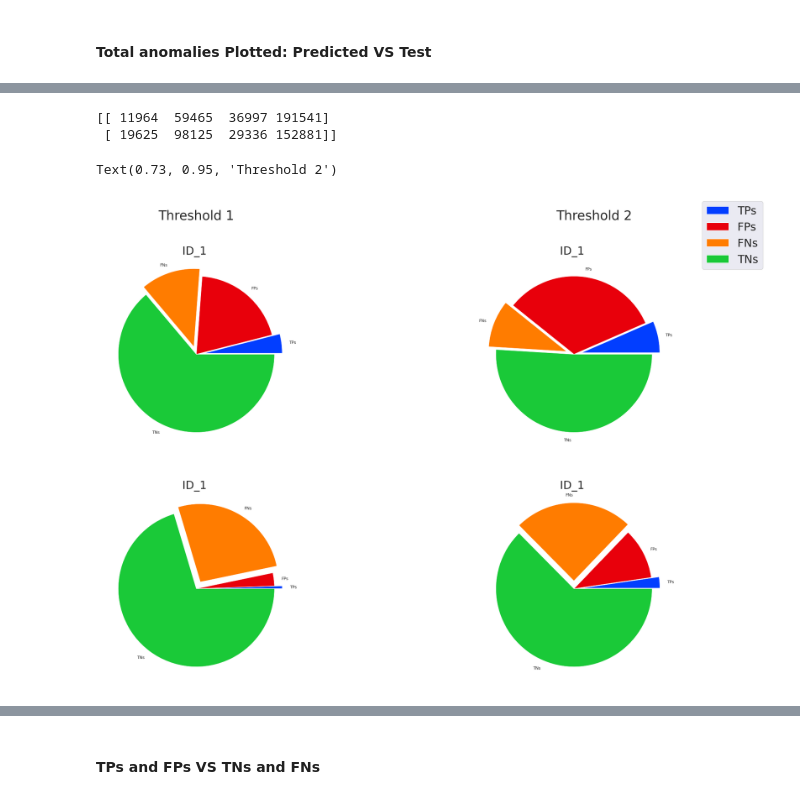
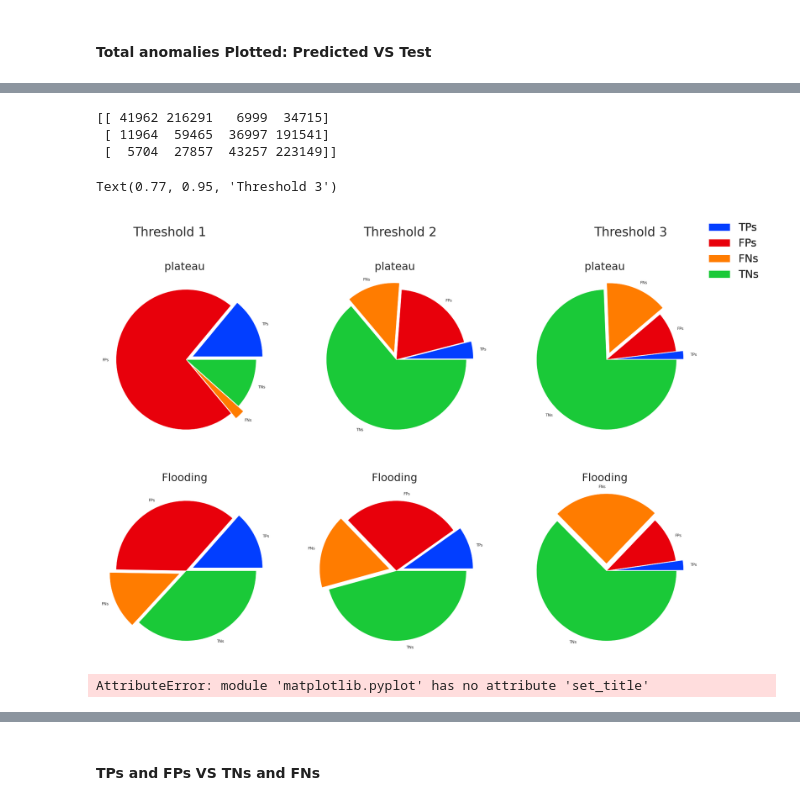
Before and after one commit to abdul2k10023/ML_CAN_IDS, a Jupyter notebook: new.ipynb, the cells around one changed output, grey strips where cells are left out. Drawn from its saved outputs; the diff is of its cells as text; code cells hidden in the pictures.

```diff
--- a/new.ipynb
+++ b/new.ipynb
@@ -663,18 +729,21 @@ anomalies_1_fl = test_score_df_fl[test_score_df_fl.anomaly_1 == True] #for thres
 anomalies_2_fl = test_score_df_fl[test_score_df_fl.anomaly_2 == True] #for threshold 2
 
 
-stats_fl = np.empty([2,4],dtype='int')
-metric_fl = np.empty([2,5])
+stats_fl = np.empty([3,4],dtype='int')
+metric_fl = np.empty([3,5])
 
 
-stats_fl[0] = conf_matrix_cal_1(test_score_df_fl,'num')
-stats_fl[1] = conf_matrix_cal_2(test_score_df_fl,'num')
+stats_fl[0] = conf_matrix_cal(test_score_df_fl,'1','num')
+stats_fl[1] = conf_matrix_cal(test_score_df_fl,'2','num')
+stats_fl[2] = conf_matrix_cal(test_score_df_fl,'3','num')
 
-stats_df_1 = conf_matrix_cal_1(test_score_df_fl,'df')
-stats_df_2 = conf_matrix_cal_2(test_score_df_fl,'df')
+stats_df_fl_1 = conf_matrix_cal(test_score_df_fl,'1','df')
+stats_df_fl_2 = conf_matrix_cal(test_score_df_fl,'2','df')
+stats_df_fl_3 = conf_matrix_cal(test_score_df_fl,'3','df')
 
-metric_fl[0] = f1_score_1(test_score_df_fl) #for threshold 1
-metric_fl[1] = f1_score_2(test_score_df_fl) #for threshold 2
+metric_fl[0] = f1_score(test_score_df_fl,'1') #for threshold 1
+metric_fl[1] = f1_score(test_score_df_fl,'2') #for threshold 2
+metric_fl[2] = f1_score(test_score_df_fl,'3') #for threshold 2
 # %%
 df_all_attacks = create_attack_dataframe(metric,metric_fl)
 df_all_attacks.head()
@@ -690,54 +799,89 @@ df_all_attacks.head()
 print(stats)
 pallete = sns.color_palette('bright')
 colors = [pallete[0],pallete[3],pallete[1],pallete[2]]
-fig,axs = plt.subplots(2,2,squeeze=False, figsize=(30,20))
+fig,axs = plt.subplots(2,3,squeeze=False, figsize=(30,20))
 fig.set_facecolor('white')
 labels = ['TPs', 'FPs', 'FNs', 'TNs']
 explode = (0.1, 0, 0.1, 0)
 
-# axs[0].set_title('Threshold 1',fontsize=18)
+#plateau
 
-axs[0,0].set_title('ID_1 ',fontsize=30)
+axs[0,0].set_title('plateau ',fontsize=30)
 axs[0,0].pie(
 stats[0],
 labels = labels,
 colors = colors,
 explode = explode,
  )
 
-axs[0,1].set_title('ID_1 ',fontsize=30)
+axs[0,1].set_title('plateau ',fontsize=30)
 axs[0,1].pie(
 stats[1],
 labels = labels,
 colors = colors,
 explode = explode,
  )
 fig.legend(labels=labels, fontsize = 30)
 
-axs[1,0].set_title('ID_1 ',fontsize=30)
+axs[0,2].set_title('plateau ',fontsize=30)
+axs[0,2].pie(
+stats[2],
+labels = labels,
+colors = colors,
+explode = explode,
+ )
+fig.legend(labels=labels, fontsize = 30)
+
+#Flooding
+
+
+axs[1,0].set_title('Flooding ',fontsize=30)
 axs[1,0].pie(
 stats_fl[0],
 labels = labels,
 colors = colors,
 explode = explode,
  )
 
-axs[1,1].set_title('ID_1 ',fontsize=30)
+axs[1,1].set_title('Flooding ',fontsize=30)
 axs[1,1].pie(
 stats_fl[1],
 labels = labels,
 colors = colors,
 explode = explode,
  )
 fig.legend(labels=labels, fontsize = 30)
 
-plt.figtext(0.23,0.95,"Threshold 1", fontsize = 35)
-plt.figtext(0.73,0.95,"Threshold 2", fontsize = 35)
+axs[1,2].set_title('Flooding ',fontsize=30)
+axs[1,2].pie(
+stats_fl[2],
+labels = labels,
+colors = colors,
+explode = explode,
+ )
+fig.legend(labels=labels, fontsize = 30)
+
+
+plt.figtext(0.17,0.95,"Threshold 1", fontsize = 35)
+plt.figtext(0.47,0.95,"Threshold 2", fontsize = 35)
+plt.figtext(0.77,0.95,"Threshold 3", fontsize = 35)
 # %% [output]
-[[ 11964  59465  36997 191541]
- [ 19625  98125  29336 152881]]
+[[ 41962 216291   6999  34715]
+ [ 11964  59465  36997 191541]
+ [  5704  27857  43257 223149]]
-Text(0.73, 0.95, 'Threshold 2')
+Text(0.77, 0.95, 'Threshold 3')
-[figure, old version]
+[figure, new version]
+# %%
+# fig,axs = plt.subplots(3,1,squeeze=False, figsize=(60,40))
+
+plt.set_title('Original Signals',fontsize=18)
+plt.plot(test_score_df.index, test_score_df.Signal1, label='Signal1')
+
+
+
+plt.legend();
+# %% [output]
+AttributeError: module 'matplotlib.pyplot' has no attribute 'set_title'
 # %%
 fig,axs = plt.subplots(3,1,squeeze=False, figsize=(60,40))
 
```
Also changed, not shown: parts of 22 cells of this notebook.
